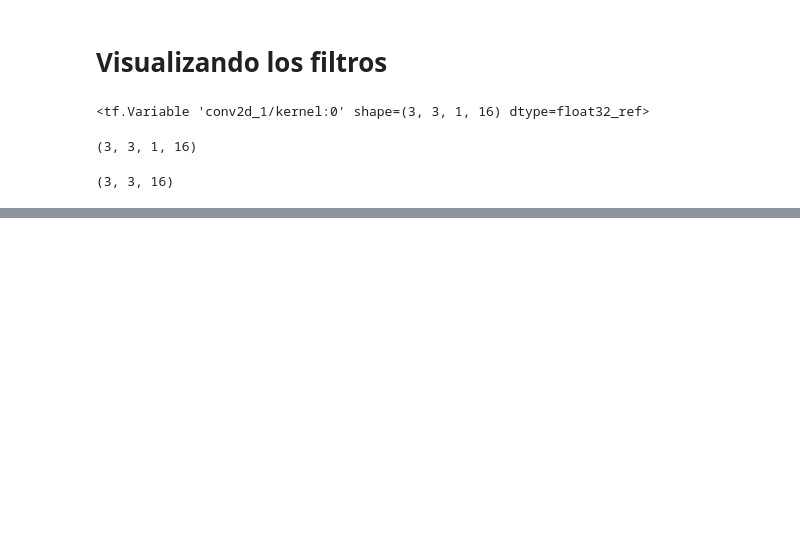
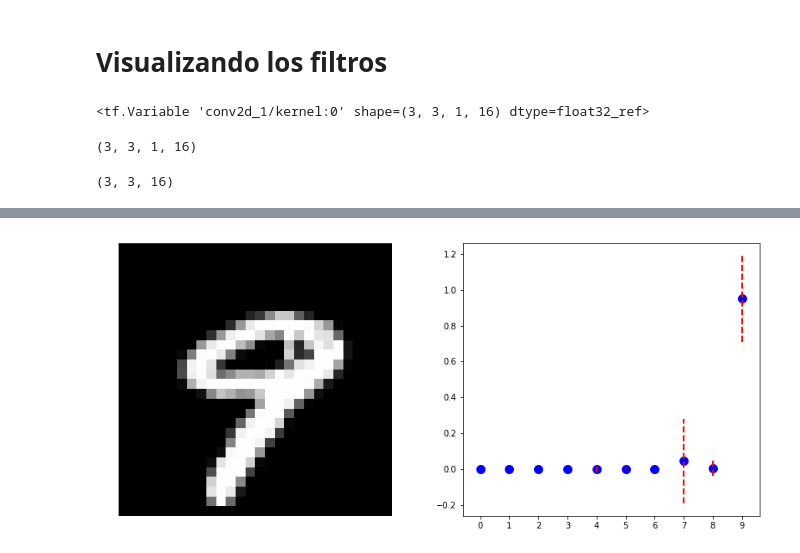
Before and after one commit to iapucp/winter-school-2018, a Jupyter notebook: semana_2_deep_learning/Dia2/04_CNNs.ipynb, the cells around one changed output, grey strips where cells are left out. Drawn from its saved outputs; the diff is of its cells as text; code cells hidden in the pictures; blank space fills up the shorter version.

```diff
--- a/semana_2_deep_learning/Dia2/04_CNNs.ipynb
+++ b/semana_2_deep_learning/Dia2/04_CNNs.ipynb
@@ -133,0 +329,20 @@ for i in range(kernels.shape[2]):
+# %%
+# Veamos la informacion en un plot
+fig, ax = plt.subplots(ncols=2, figsize=(14,6))
+ax[0].imshow(x_test[i].reshape(28,28), cmap='gray')
+ax[0].axis('off')
+
+
+# 1.96 = intervalo de confianza 95%
+# 2.58 = intervalo de confianza 99%
+conf = 1.96
+std_lines = [(y - conf*std[i], y + conf*std[i]) for i,y in enumerate(y_)]
+
+for i, (y1,y2) in enumerate(std_lines):
+    ax[1].vlines(i, y1, y2, 'red', 'dashed', linewidth=2)
+
+ax[1].scatter(range(10), y_, s=100, c='b')
+ax[1].set_xticks(range(10))
+plt.show()
+# %% [output]
+[figure, added]
```
Also changed, not shown: parts of 25 cells of this notebook, 10 other files.
